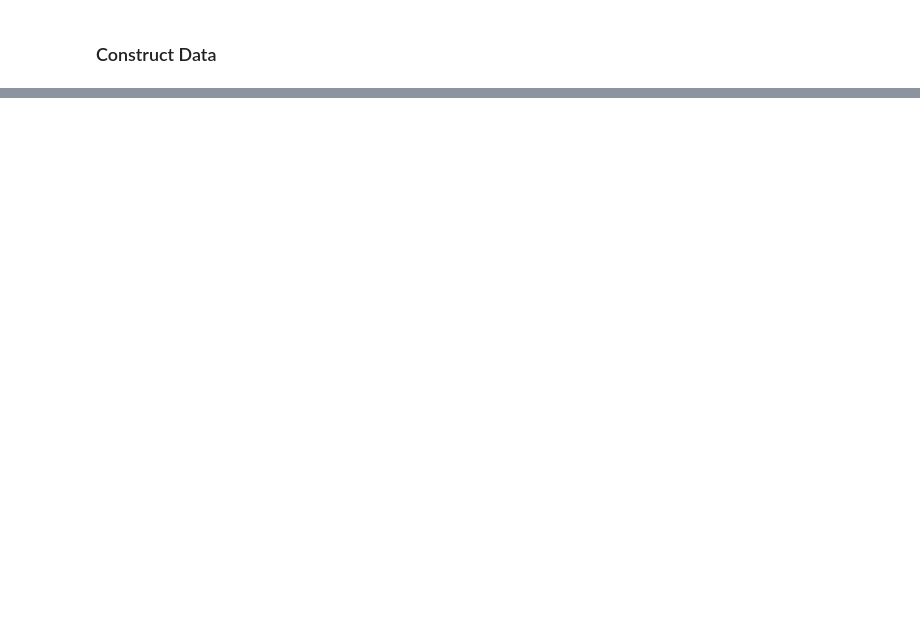
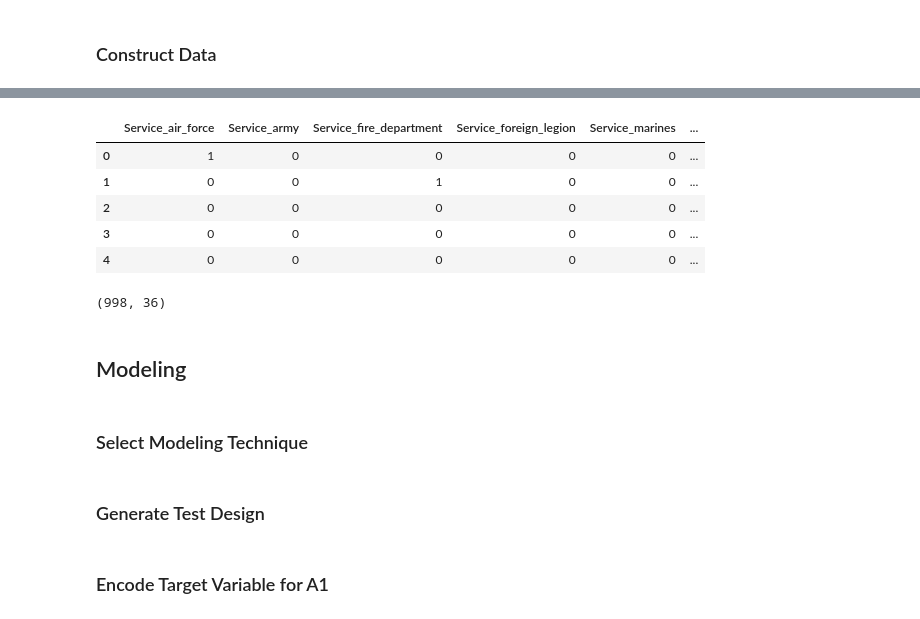
Before and after one commit to MSWinds/dm-group1-project, a Jupyter notebook: Final_Project.ipynb, the cells around one changed output, grey strips where cells are left out. Cells and saved outputs as stored; diff of their text form; code cells hidden in the pictures; blank space fills up the shorter version.

Commit message:
update to the modeling

```diff
--- a/Final_Project.ipynb
+++ b/Final_Project.ipynb
@@ -1194,0 +1197,4 @@ df_agg_cleaned['HS_English'].isnull().sum() # no missing values
+# %%
+# Ordinalize Encoding for Parent_Education_Level: HS or Lower -> Bachelor's -> Master's -> Doctorate
+df_agg_cl['Parent_Education_Level'] = df_agg_cl['Parent_Education_Level'].map({'HS or Lower': 0, 'Bachelor\'s': 1, 'Master\'s': 2, 'Doctorate': 3})
+df_agg_cl['Parent_Education_Level'].value_counts()
@@ -1194,0 +1232,3 @@ df_agg_cleaned['HS_English'].isnull().sum() # no missing values
+# %%
+# use binary encoding for the DecisionStyle column in case we need to use some models that require numeric data
+df_agg_cl['DecisionStyle'] = df_agg_cl['DecisionStyle'].map({'Analytical': 0, 'Emotional': 1})
@@ -1194,0 +1243,8 @@ df_agg_cleaned['HS_English'].isnull().sum() # no missing values
+# %%
+from sklearn.preprocessing import MinMaxScaler
+
+scaler = MinMaxScaler()
+df_agg_cl['Family_Income_normalized'] = scaler.fit_transform(df_agg_cl[['Family_Income']])
+
+# drop the original Family_Income column
+df_agg_cl.drop(['Family_Income'], axis=1, inplace=True)
@@ -1258,0 +1264,15 @@ df_agg.head(30)
+# %%
+# Perform one-hot encoding on the 'School' column, considering the aggregated values
+# Set the separator to ';'
+school_dummies = df_agg_cl['School'].str.get_dummies(sep=';')
+
+# Add a 'School' prefix to the one-hot encoded columns
+school_dummies.columns = ['School_' + col for col in school_dummies.columns]
+
+# Concatenate the original DataFrame with the one-hot encoded columns
+df_agg_cl_encoded = pd.concat([df_agg_cl, school_dummies], axis=1)
+
+# Drop the original 'School' column
+df_agg_cl_encoded.drop('School', axis=1, inplace=True)
+
+display(df_agg_cl_encoded.iloc[:5,25:], df_agg_cl_encoded.shape)
@@ -1258,0 +1287,23 @@ df_agg.head(30)
+# %%
+# Similarly, perform one-hot encoding on the 'Service' column, considering the aggregated values
+# Set the separator to ';'
+service_dummies = df_agg_cl_encoded['Service'].str.get_dummies(sep=';')
+
+# Add a 'Service' prefix to the one-hot encoded columns
+service_dummies.columns = ['Service_' + col for col in service_dummies.columns]
+
+# Concatenate the original DataFrame with the one-hot encoded columns
+df_agg_cl_encoded = pd.concat([df_agg_cl_encoded, service_dummies], axis=1)
+
+# Drop the original 'Service' column
+df_agg_cl_encoded.drop('Service', axis=1, inplace=True)
+
+display(df_agg_cl_encoded.iloc[:5,29:], df_agg_cl_encoded.shape)
+# %% [output]
+|  | Service_air_force | Service_army | Service_fire_department | Service_foreign_legion | Service_marines | ... |
+| 0 | 1 | 0 | 0 | 0 | 0 | ... |
+| 1 | 0 | 0 | 1 | 0 | 0 | ... |
+| 2 | 0 | 0 | 0 | 0 | 0 | ... |
+| 3 | 0 | 0 | 0 | 0 | 0 | ... |
+| 4 | 0 | 0 | 0 | 0 | 0 | ... |
+(998, 36)
@@ -1258,0 +1315,8 @@ df_agg.head(30)
+# %% [markdown]
+## Modeling
+# %% [markdown]
+### Select Modeling Technique
+# %% [markdown]
+### Generate Test Design
+# %% [markdown]
+### Encode Target Variable for A1
```
Also changed, not shown: parts of 46 cells of this notebook, 1 other file.
